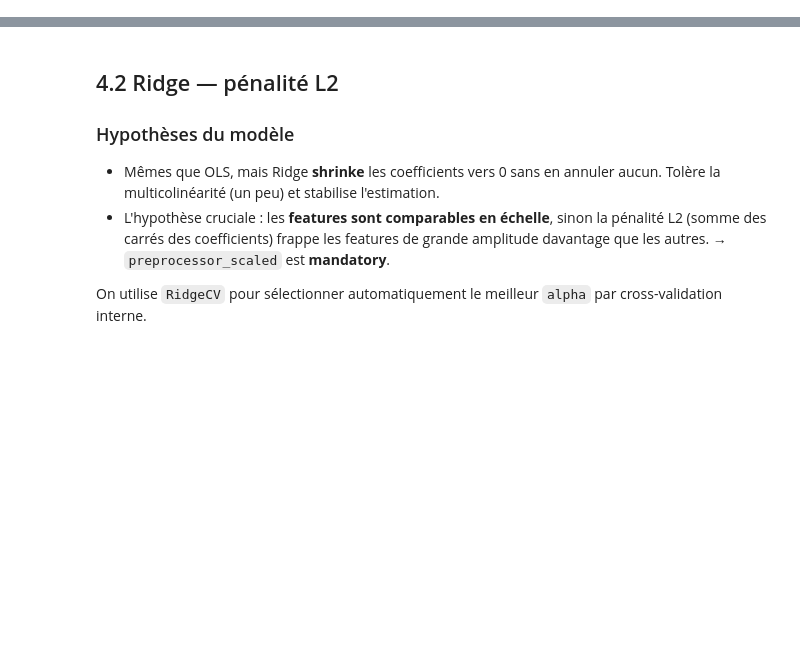
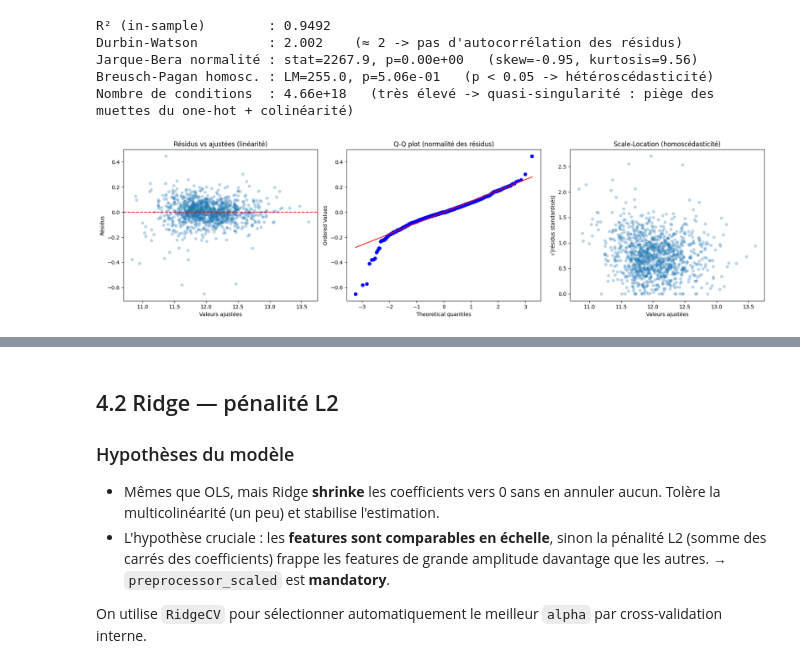
Before and after one commit to NoeBerdoz/predicting-house-prices-ml, a Jupyter notebook: 3a_scaled_models.ipynb, the cells around one changed output, grey strips where cells are left out. Cells and saved outputs as stored; diff of their text form; code cells hidden in the pictures; blank space fills up the shorter version.

```diff
--- a/3a_scaled_models.ipynb
+++ b/3a_scaled_models.ipynb
@@ -53,0 +87,49 @@ publish_result(FAMILY, 'OLS', cv_rmsle=ols_cv, holdout_rmsle=ols_holdout, fit_ti
+# %%
+from scipy import stats
+from statsmodels.stats.stattools import durbin_watson, jarque_bera
+
+# Le préprocesseur du pipeline OLS est déjà ajusté sur X_train -> on réutilise sa transformation (pas de fuite)
+prep_fitted = ols_pipe.named_steps['preprocessor']
+X_train_t = prep_fitted.transform(X_train)
+X_train_t = X_train_t.toarray() if hasattr(X_train_t, 'toarray') else np.asarray(X_train_t)
+
+fitted = ols_pipe.predict(X_train)              # prédictions in-sample (espace log)
+resid = y_train_log.values - fitted
+r2_in = ols_pipe.score(X_train, y_train_log)
+
+# Indépendance (Durbin-Watson) + normalité (Jarque-Bera) via statsmodels.stats.stattools
+dw = durbin_watson(resid)
+jb_stat, jb_p, skew, kurt = jarque_bera(resid)
+
+# Homoscédasticité : Breusch-Pagan, forme LM = n * R² de la régression auxiliaire (résidus² ~ features)
+resid2 = resid ** 2
+aux_r2 = LinearRegression().fit(X_train_t, resid2).score(X_train_t, resid2)
+bp_lm = len(resid) * aux_r2
+bp_p = stats.chi2.sf(bp_lm, X_train_t.shape[1])
+
+cond = np.linalg.cond(np.column_stack([np.ones(len(X_train_t)), X_train_t]))
+
+print(f"R² (in-sample)        : {r2_in:.4f}")
+print(f"Durbin-Watson         : {dw:.3f}    (≈ 2 -> pas d'autocorrélation des résidus)")
+print(f"Jarque-Bera normalité : stat={jb_stat:.1f}, p={jb_p:.2e}   (skew={skew:.2f}, kurtosis={kurt:.2f})")
+print(f"Breusch-Pagan homosc. : LM={bp_lm:.1f}, p={bp_p:.2e}   (p < 0.05 -> hétéroscédasticité)")
+print(f"Nombre de conditions  : {cond:.2e}   (très élevé -> quasi-singularité : piège des muettes du one-hot + colinéarité)")
+
+std_resid = resid / resid.std(ddof=1)
+fig, axes = plt.subplots(1, 3, figsize=(18, 5))
+axes[0].scatter(fitted, resid, alpha=0.3, edgecolor='none')
+axes[0].axhline(0, color='red', ls='--')
+axes[0].set(xlabel='Valeurs ajustées', ylabel='Résidus', title='Résidus vs ajustées (linéarité)')
+stats.probplot(resid, dist='norm', plot=axes[1])
+axes[1].set_title('Q-Q plot (normalité des résidus)')
+axes[2].scatter(fitted, np.sqrt(np.abs(std_resid)), alpha=0.3, edgecolor='none')
+axes[2].set(xlabel='Valeurs ajustées', ylabel='√|résidus standardisés|', title='Scale-Location (homoscédasticité)')
+plt.tight_layout()
+plt.show()
+# %% [output]
+R² (in-sample)        : 0.9492
+Durbin-Watson         : 2.002    (≈ 2 -> pas d'autocorrélation des résidus)
+Jarque-Bera normalité : stat=2267.9, p=0.00e+00   (skew=-0.95, kurtosis=9.56)
+Breusch-Pagan homosc. : LM=255.0, p=5.06e-01   (p < 0.05 -> hétéroscédasticité)
+Nombre de conditions  : 4.66e+18   (très élevé -> quasi-singularité : piège des muettes du one-hot + colinéarité)
+[figure, added]
```
Also changed, not shown: parts of 14 cells of this notebook, 4 other files.
